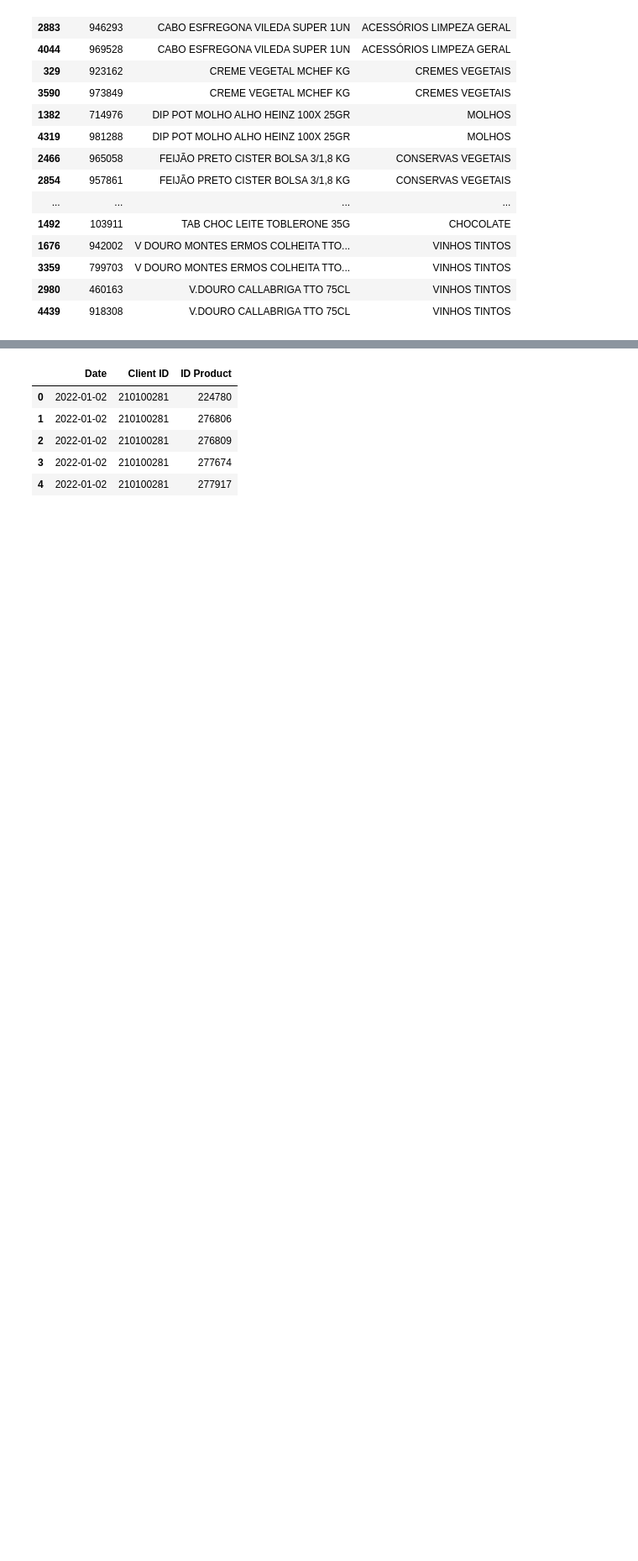
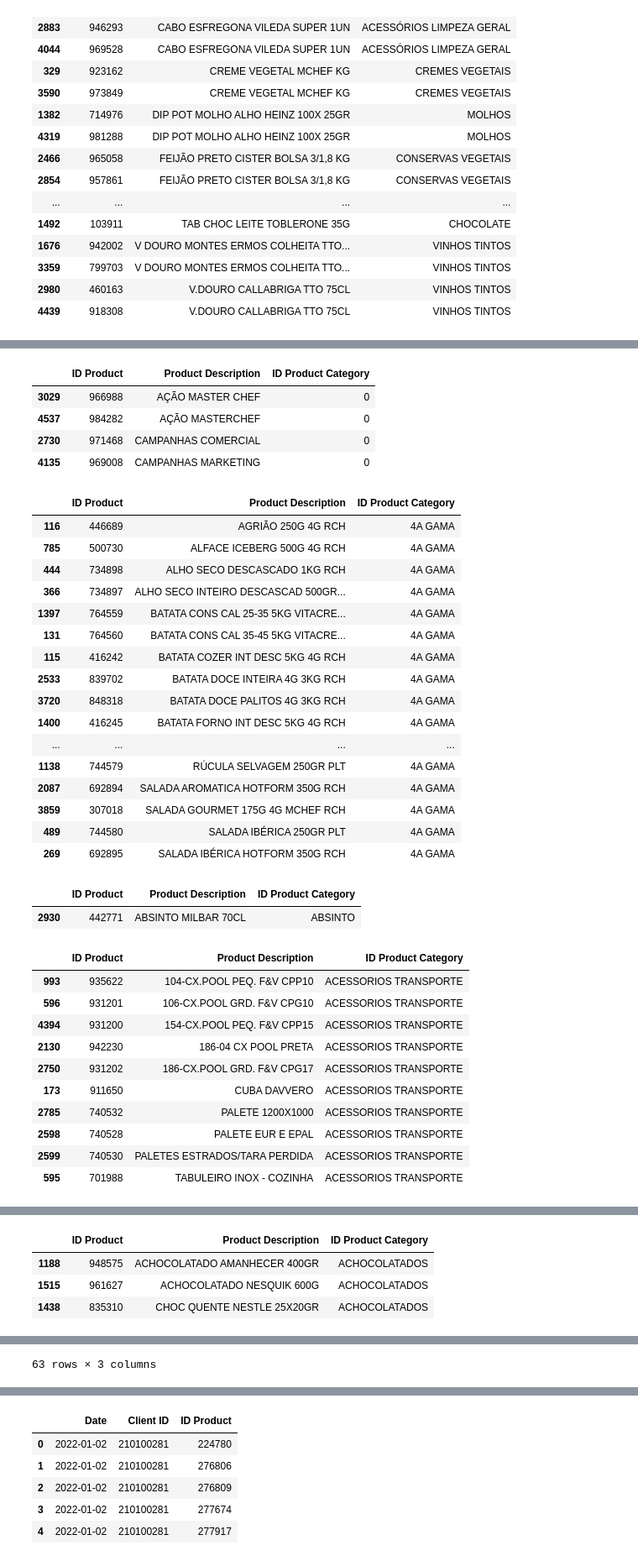
Before and after one commit to philippedut/BC_DA_Rechio, a Jupyter notebook: Notebooks/Main.ipynb, the cells around one changed output, grey strips where cells are left out. Shown at 84% size. Drawn from its saved outputs; the diff is of its cells as text; code cells hidden in the pictures; blank space fills up the shorter version.

```diff
--- a/Notebooks/Main.ipynb
+++ b/Notebooks/Main.ipynb
@@ -222,2 +236,41 @@ products[products['Product Description'].duplicated(keep=False)].sort_values('Pr
 
 - No duplicate rows or product IDs. However, in some cases (10), different product IDs have the same Product Description and ID Product Category. These are duplicate entries, so this will need to be addressed.
+# %%
+for _,group in products.groupby('ID Product Category'):
+    display(group.sort_values(by='Product Description'))
+# %% [output]
+|  | ID Product | Product Description | ID Product Category |
+| 3029 | 966988 | AÇÃO MASTER CHEF | 0 |
+| 4537 | 984282 | AÇÃO MASTERCHEF | 0 |
+| 2730 | 971468 | CAMPANHAS COMERCIAL | 0 |
+| 4135 | 969008 | CAMPANHAS MARKETING | 0 |
+|  | ID Product | Product Description | ID Product Category |
+| 116 | 446689 | AGRIÃO 250G 4G RCH | 4A GAMA |
+| 785 | 500730 | ALFACE ICEBERG 500G 4G RCH | 4A GAMA |
+| 444 | 734898 | ALHO SECO DESCASCADO 1KG RCH | 4A GAMA |
+| 366 | 734897 | ALHO SECO INTEIRO DESCASCAD 500GR... | 4A GAMA |
+| 1397 | 764559 | BATATA CONS CAL 25-35 5KG VITACRE... | 4A GAMA |
+| 131 | 764560 | BATATA CONS CAL 35-45 5KG VITACRE... | 4A GAMA |
+| 115 | 416242 | BATATA COZER INT DESC 5KG 4G RCH | 4A GAMA |
+| 2533 | 839702 | BATATA DOCE INTEIRA 4G 3KG RCH | 4A GAMA |
+| 3720 | 848318 | BATATA DOCE PALITOS 4G 3KG RCH | 4A GAMA |
+| 1400 | 416245 | BATATA FORNO INT DESC 5KG 4G RCH | 4A GAMA |
+| ... | ... | ... | ... |
+| 1138 | 744579 | RÚCULA SELVAGEM 250GR PLT | 4A GAMA |
+| 2087 | 692894 | SALADA AROMATICA HOTFORM 350G RCH | 4A GAMA |
+| 3859 | 307018 | SALADA GOURMET 175G 4G MCHEF RCH | 4A GAMA |
+| 489 | 744580 | SALADA IBÉRICA 250GR PLT | 4A GAMA |
+| 269 | 692895 | SALADA IBÉRICA HOTFORM 350G RCH | 4A GAMA |
+|  | ID Product | Product Description | ID Product Category |
+| 2930 | 442771 | ABSINTO MILBAR 70CL | ABSINTO |
+|  | ID Product | Product Description | ID Product Category |
+| 993 | 935622 | 104-CX.POOL PEQ. F&V CPP10 | ACESSORIOS TRANSPORTE |
+| 596 | 931201 | 106-CX.POOL GRD. F&V CPG10 | ACESSORIOS TRANSPORTE |
+| 4394 | 931200 | 154-CX.POOL PEQ. F&V CPP15 | ACESSORIOS TRANSPORTE |
+| 2130 | 942230 | 186-04 CX POOL PRETA | ACESSORIOS TRANSPORTE |
+| 2750 | 931202 | 186-CX.POOL GRD. F&V CPG17 | ACESSORIOS TRANSPORTE |
+| 173 | 911650 | CUBA DAVVERO | ACESSORIOS TRANSPORTE |
+| 2785 | 740532 | PALETE 1200X1000 | ACESSORIOS TRANSPORTE |
+| 2598 | 740528 | PALETE EUR E EPAL | ACESSORIOS TRANSPORTE |
+| 2599 | 740530 | PALETES ESTRADOS/TARA PERDIDA | ACESSORIOS TRANSPORTE |
+| 595 | 701988 | TABULEIRO INOX - COZINHA | ACESSORIOS TRANSPORTE |
@@ -223,0 +294,4 @@ products[products['Product Description'].duplicated(keep=False)].sort_values('Pr
+|  | ID Product | Product Description | ID Product Category |
+| 1188 | 948575 | ACHOCOLATADO AMANHECER 400GR | ACHOCOLATADOS |
+| 1515 | 961627 | ACHOCOLATADO NESQUIK 600G | ACHOCOLATADOS |
+| 1438 | 835310 | CHOC QUENTE NESTLE 25X20GR | ACHOCOLATADOS |
@@ -223,0 +310 @@ products[products['Product Description'].duplicated(keep=False)].sort_values('Pr
+63 rows × 3 columns
```
Also changed, not shown: parts of 19 cells of this notebook.
